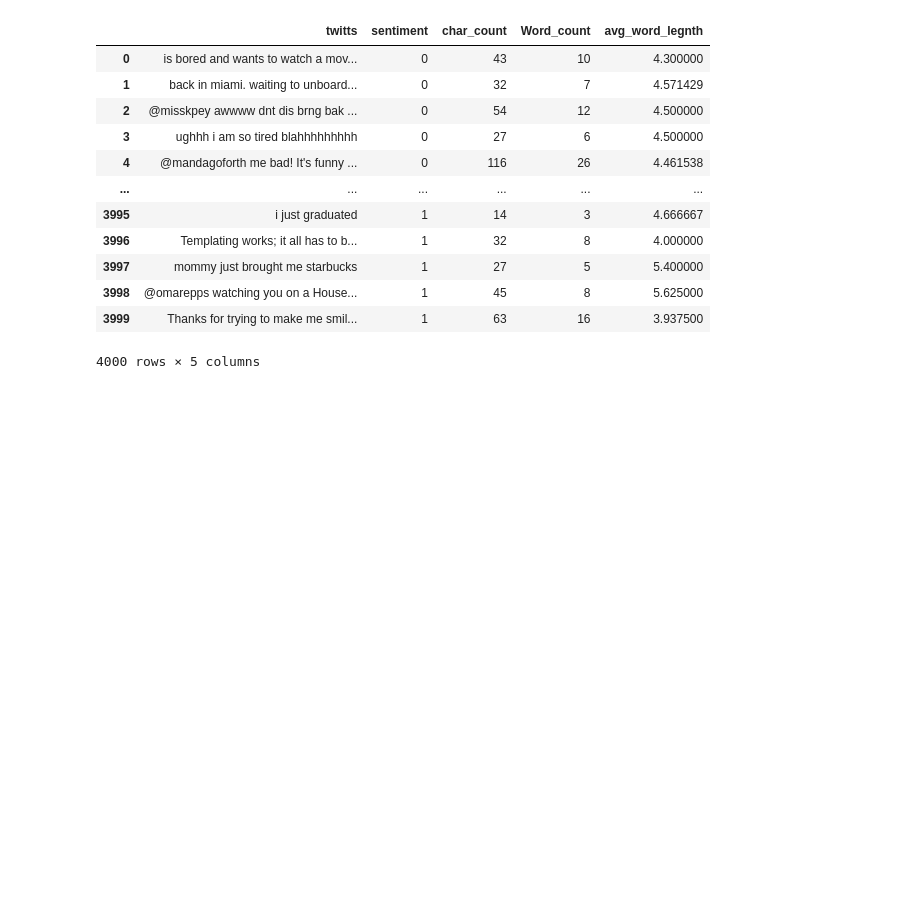
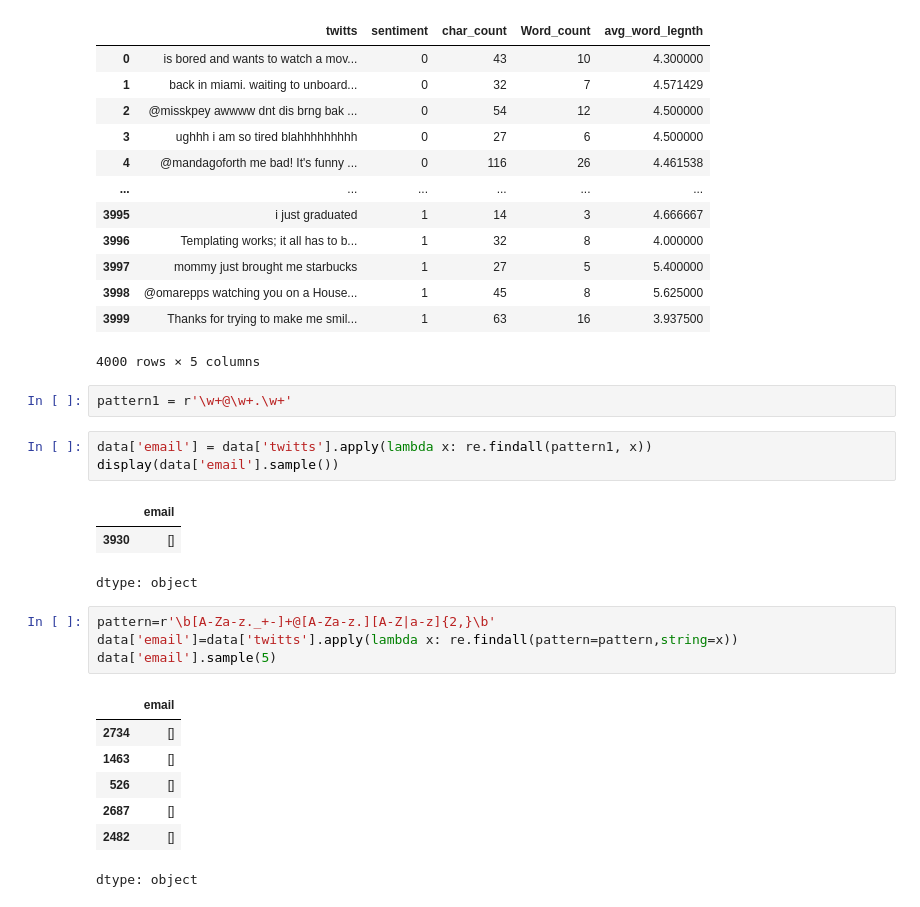
Before and after one commit to manu001223/NLP-533, a Jupyter notebook: Exp3.ipynb, the cells around one changed output. Cells and saved outputs as stored; diff of their text form; blank space fills up the shorter version.

```diff
--- a/Exp3.ipynb
+++ b/Exp3.ipynb
@@ -101,3 +101,24 @@ data
 | 3998 | @omarepps watching you on a House... | 1 | 45 | 8 | 5.625000 |
 | 3999 | Thanks for trying to make me smil... | 1 | 63 | 16 | 3.937500 |
 4000 rows × 5 columns
+# %%
+pattern1 = r'\w+@\w+.\w+'
+# %%
+data['email'] = data['twitts'].apply(lambda x: re.findall(pattern1, x))
+display(data['email'].sample())
+# %% [output]
+|  | email |
+| 3930 | [] |
+dtype: object
+# %%
+pattern=r'\b[A-Za-z._+-]+@[A-Za-z.][A-Z|a-z]{2,}\b'
+data['email']=data['twitts'].apply(lambda x: re.findall(pattern=pattern,string=x))
+data['email'].sample(5)
+# %% [output]
+|  | email |
+| 2734 | [] |
+| 1463 | [] |
+| 526 | [] |
+| 2687 | [] |
+| 2482 | [] |
+dtype: object
```
